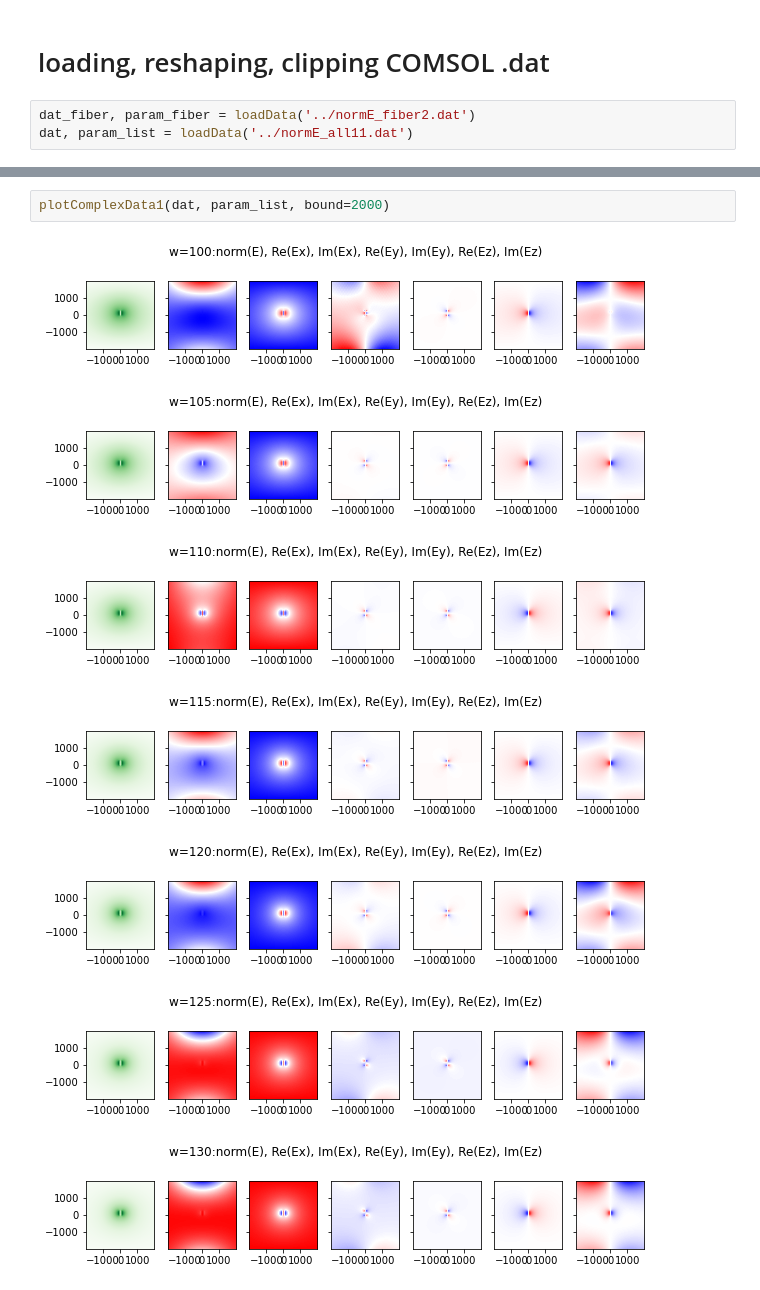
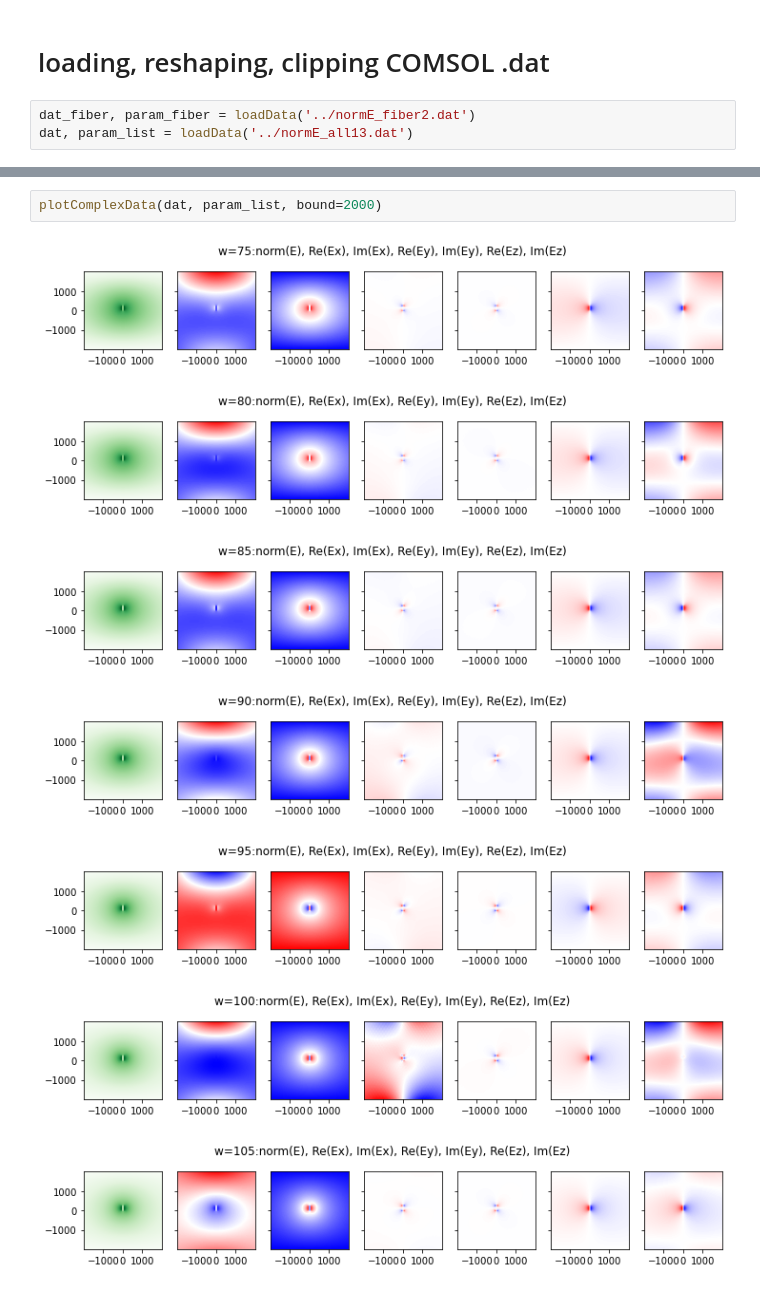
Before and after one commit to polnops/mode_overlap, a Jupyter notebook: mode_overlap.ipynb, the cells around one changed output, grey strips where cells are left out. Drawn from its saved outputs; the diff is of its cells as text.

```diff
--- a/mode_overlap.ipynb
+++ b/mode_overlap.ipynb
@@ -5,4 +5,4 @@ import numpy as np
 # loading, reshaping, clipping COMSOL .dat
 # %%
 dat_fiber, param_fiber = loadData('../normE_fiber2.dat')
-dat, param_list = loadData('../normE_all11.dat')
+dat, param_list = loadData('../normE_all13.dat')
@@ -60,10 +13,10 @@ plotComplexData1(dat_fiber, range(4), bound=2000)
 # %%
-plotComplexData1(dat, param_list, bound=2000)
+plotComplexData(dat, param_list, bound=2000)
 # %% [output]
-[figure, old version]
+[figure, new version]
-[figure, old version]
+[figure, new version]
-[figure, old version]
+[figure, new version]
-[figure, old version]
+[figure, new version]
-[figure, old version]
+[figure, new version]
-[figure, old version]
+[figure, new version]
-[figure, old version]
+[figure, new version]
```
Also changed, not shown: parts of 9 cells of this notebook, 2 other files.
